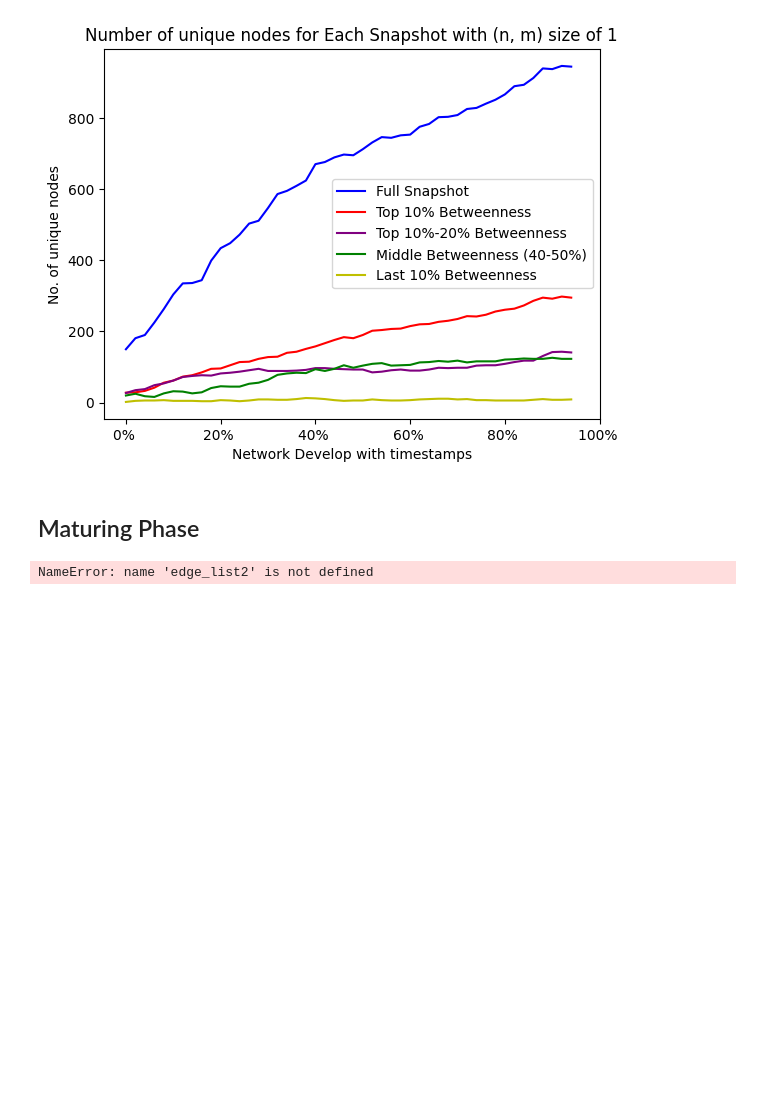
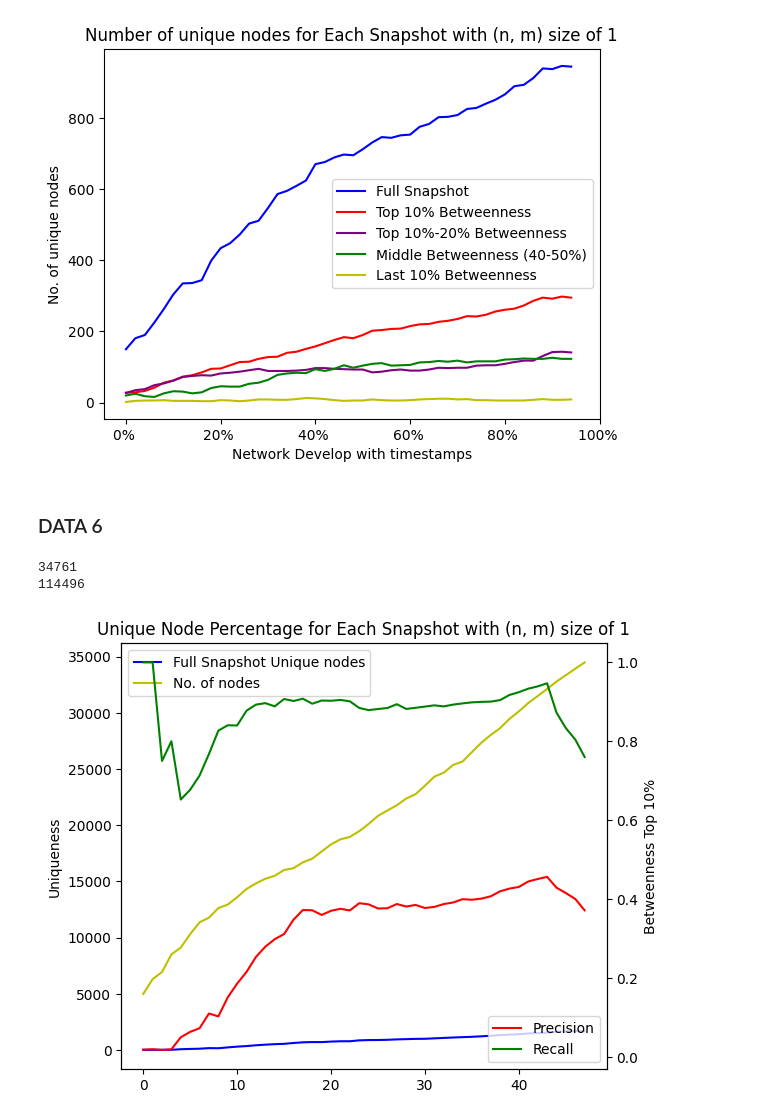
Before and after one commit to JaviAnton/tempo-network-anonymity, a Jupyter notebook: igraphver.ipynb, the cells around one changed output. Cells and saved outputs as stored; diff of their text form; code cells hidden in the pictures; blank space fills up the shorter version.

```diff
--- a/igraphver.ipynb
+++ b/igraphver.ipynb
@@ -573,10 +606,34 @@ plot_uniquecentrality(count5, top5, mid5, last5, start5)
 # %% [output]
 [figure]
 [figure]
-# %% [markdown]
-## Maturing Phase
-# %%
-count1a, unique_percentage1a, nodes_num1a, top1a, mid1a, last1a, start1a, precision1a, recall1a = snapshots_uniqueness_betweenness(edge_list2, step=0.01, part=0.2)
-plot_data(count1a, nodes_num1a, precision1a, recall1a)
-# %% [output]
-NameError: name 'edge_list2' is not defined
+# %% [markdown]
+### DATA 6
+# %%
+with open('data/internet_as.csv', 'r') as file:
+    # ignoring the first row since they are labels
+    lines = file.readlines()[1:]
+
+unique_edges = set()
+edge_list6 = []
+for line in lines:
+    parts = line.split(',')
+    source = int(parts[0])
+    target = int(parts[1])
+    # Ignore self-edges and repeating edges
+    if source != target and (source, target) not in unique_edges:
+        edge_list6.append((source, target))
+        unique_edges.add((source, target))
+
+G = nx.DiGraph()
+G.add_edges_from(edge_list6)
+print(G.number_of_nodes())
+print(G.number_of_edges())
+# %% [output]
+34761
+114496
+# %%
+count6, unique_percentage6, nodes_num6, top6, mid6, last6, start6, precision6, recall6, den6 = snapshots_uniqueness_betweenness(edge_list6)
+# %%
+plot_data(count6, nodes_num6, precision6, recall6)
+# %% [output]
+[figure, added]
```
Also changed, not shown: parts of 2 cells of this notebook, 1 other file.
